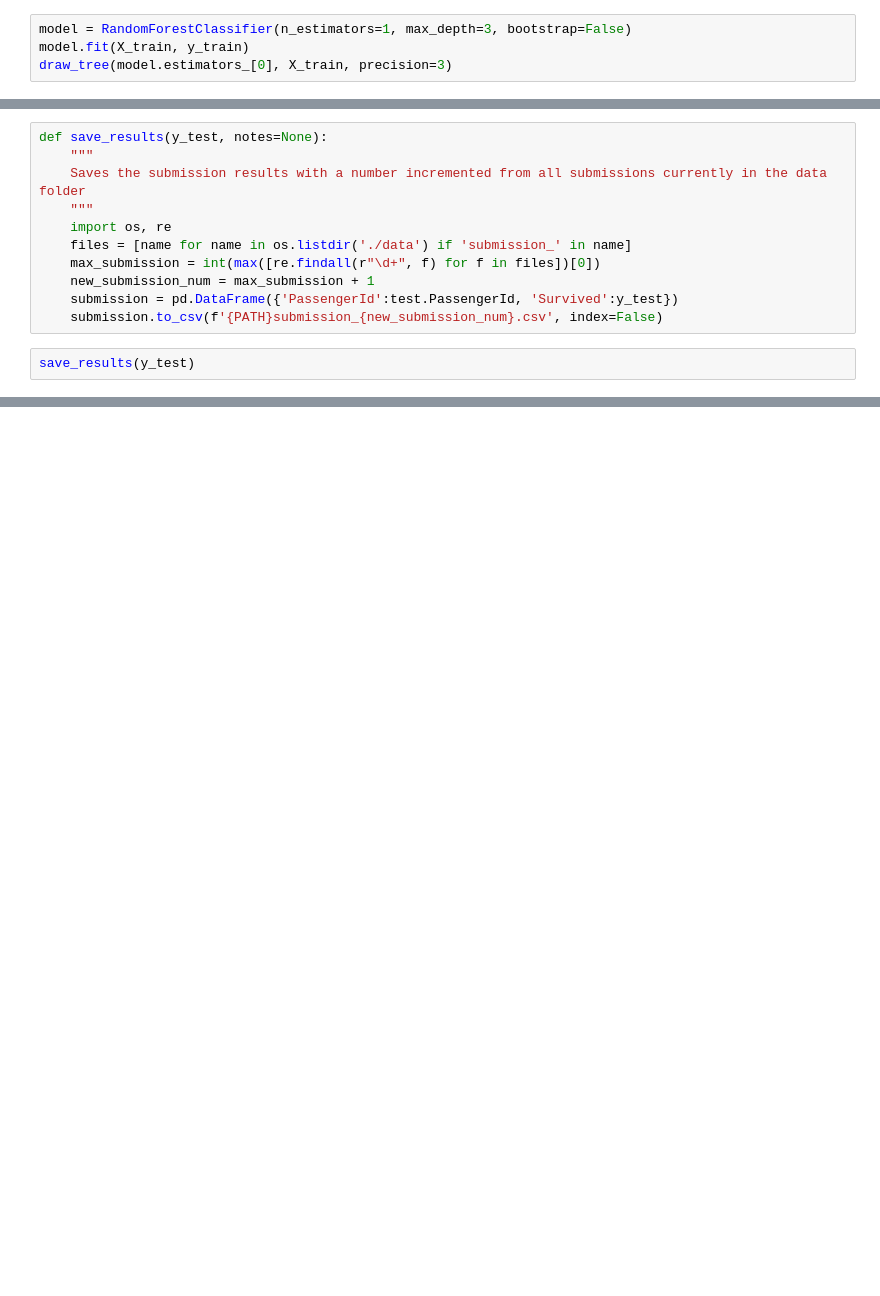
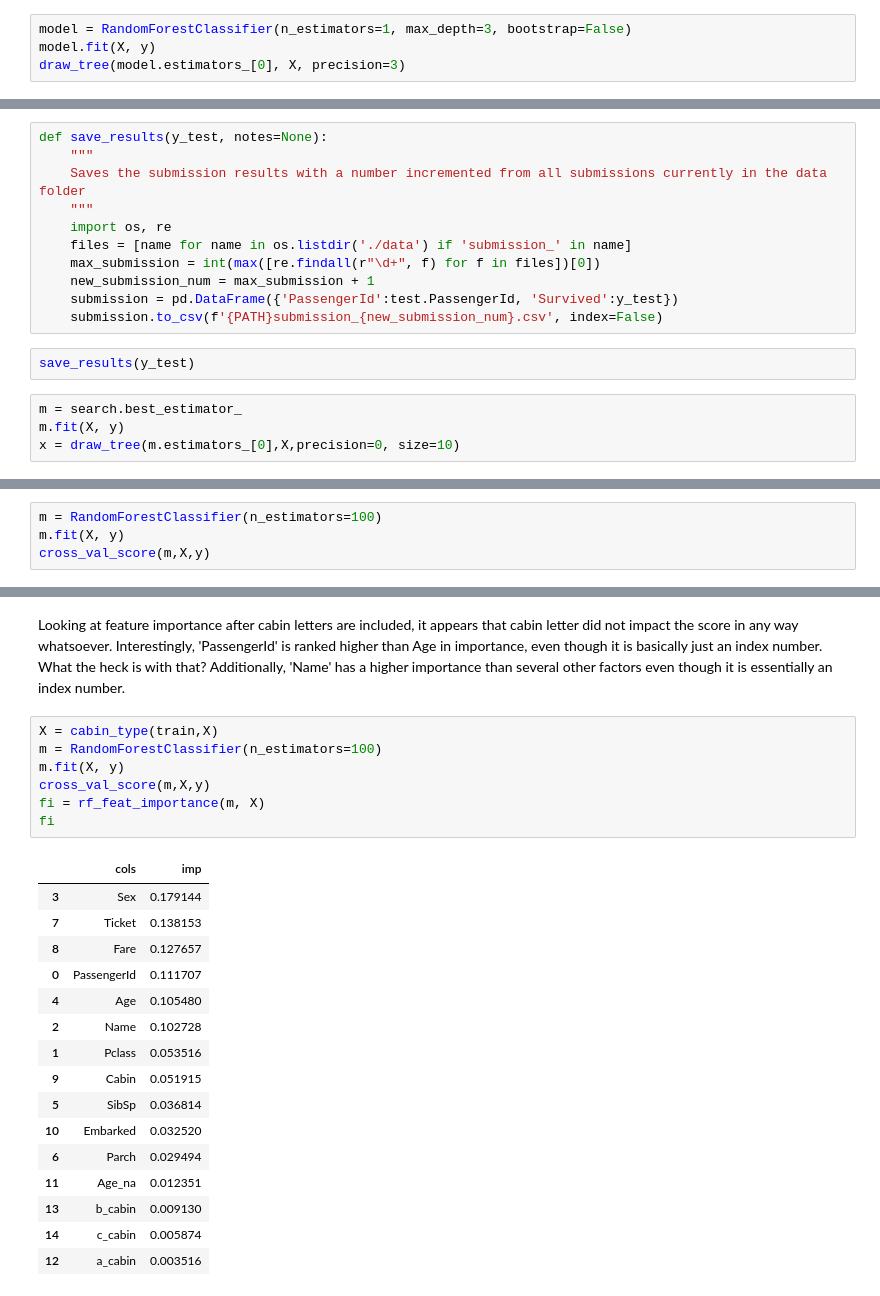
Before and after one commit to amarschn/kaggle, a Jupyter notebook: titanic/titanic-workbook.ipynb, the cells around one changed output, grey strips where cells are left out. Saved outputs shown, nothing was run; the diff lists cells and outputs as text; blank space fills up the shorter version.

Commit message:
Playing around with titanic dataset looking at feature importance

```diff
--- a/titanic/titanic-workbook.ipynb
+++ b/titanic/titanic-workbook.ipynb
@@ -140,8 +120,8 @@ draw_tree(model.estimators_[0], X, precision=3)
 [drawing not drawn]
 # %%
 model = RandomForestClassifier(n_estimators=1, max_depth=3, bootstrap=False)
-model.fit(X_train, y_train)
-draw_tree(model.estimators_[0], X_train, precision=3)
+model.fit(X, y)
+draw_tree(model.estimators_[0], X, precision=3)
 # %% [output]
 [drawing not drawn]
 # %% [markdown]
@@ -226,3 +204,7 @@ def save_results(y_test, notes=None):
     submission.to_csv(f'{PATH}submission_{new_submission_num}.csv', index=False)
 # %%
 save_results(y_test)
+# %%
+m = search.best_estimator_
+m.fit(X, y)
+x = draw_tree(m.estimators_[0],X,precision=0, size=10)
@@ -228,0 +215,4 @@ save_results(y_test)
+# %%
+m = RandomForestClassifier(n_estimators=100)
+m.fit(X, y)
+cross_val_score(m,X,y)
@@ -228,0 +239,26 @@ save_results(y_test)
+# %% [markdown]
+Looking at feature importance after cabin letters are included, it appears that cabin letter did not impact the score in any way whatsoever. Interestingly, 'PassengerId' is ranked higher than Age in importance, even though it is basically just an index number. What the heck is with that? Additionally, 'Name' has a higher importance than several other factors even though it is essentially an index number.
+# %%
+X = cabin_type(train,X)
+m = RandomForestClassifier(n_estimators=100)
+m.fit(X, y)
+cross_val_score(m,X,y)
+fi = rf_feat_importance(m, X)
+fi
+# %% [output]
+|  | cols | imp |
+| 3 | Sex | 0.179144 |
+| 7 | Ticket | 0.138153 |
+| 8 | Fare | 0.127657 |
+| 0 | PassengerId | 0.111707 |
+| 4 | Age | 0.105480 |
+| 2 | Name | 0.102728 |
+| 1 | Pclass | 0.053516 |
+| 9 | Cabin | 0.051915 |
+| 5 | SibSp | 0.036814 |
+| 10 | Embarked | 0.032520 |
+| 6 | Parch | 0.029494 |
+| 11 | Age_na | 0.012351 |
+| 13 | b_cabin | 0.009130 |
+| 14 | c_cabin | 0.005874 |
+| 12 | a_cabin | 0.003516 |
```
Also changed, not shown: parts of 11 cells of this notebook.
